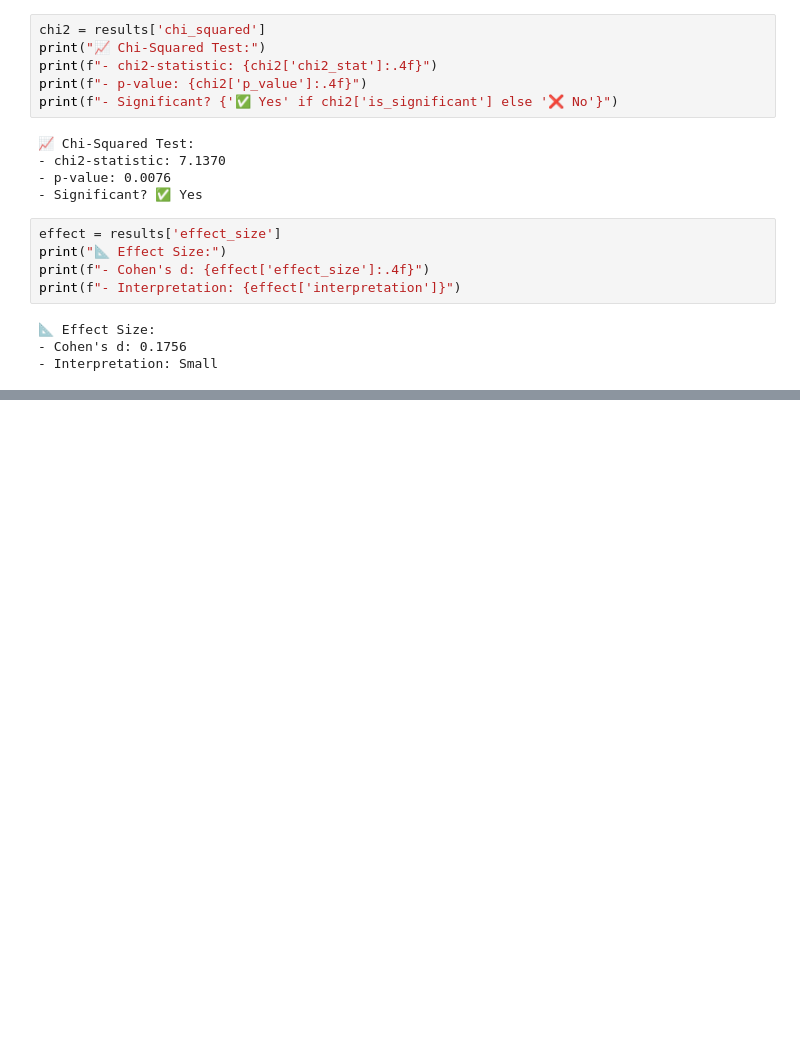
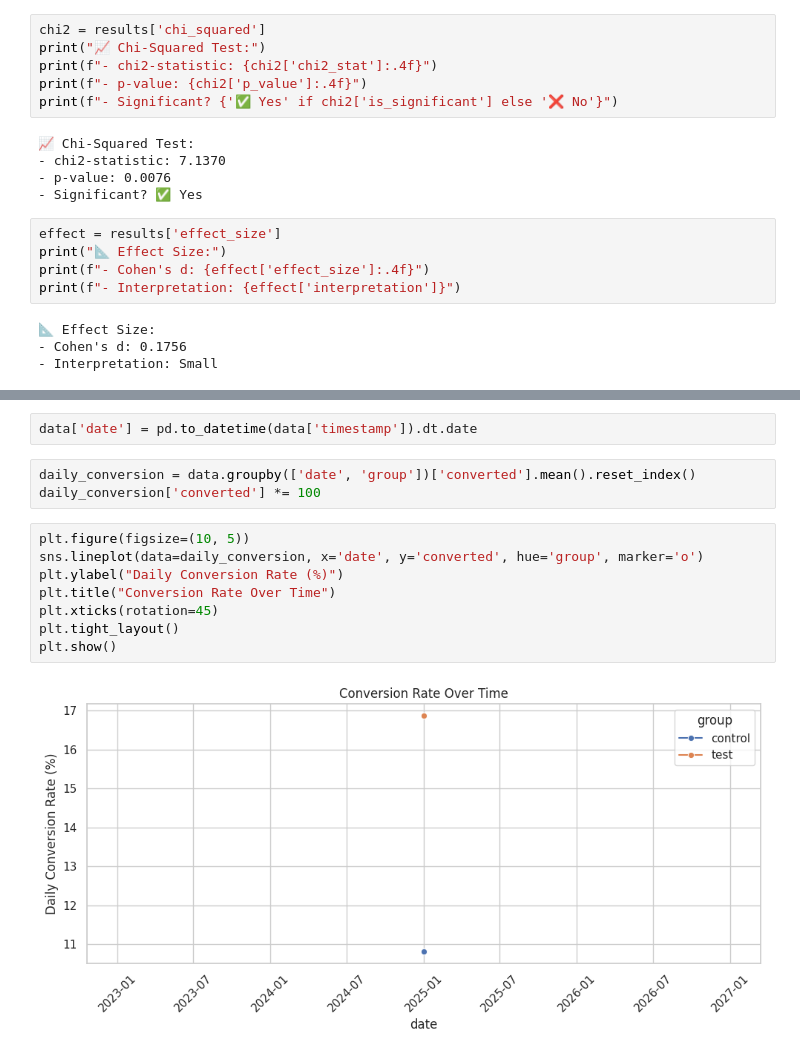
Before and after one commit to aliasgharmirhshai/A-B-Testing-Framework-for-Product-Feature-Optimization-, a Jupyter notebook: notebooks/main.ipynb, the cells around one changed output, grey strips where cells are left out. Cells and saved outputs as stored; diff of their text form; blank space fills up the shorter version.

```diff
--- a/notebooks/main.ipynb
+++ b/notebooks/main.ipynb
@@ -229,0 +135,15 @@ print(f"- Interpretation: {effect['interpretation']}")
+# %%
+data['date'] = pd.to_datetime(data['timestamp']).dt.date
+# %%
+daily_conversion = data.groupby(['date', 'group'])['converted'].mean().reset_index()
+daily_conversion['converted'] *= 100
+# %%
+plt.figure(figsize=(10, 5))
+sns.lineplot(data=daily_conversion, x='date', y='converted', hue='group', marker='o')
+plt.ylabel("Daily Conversion Rate (%)")
+plt.title("Conversion Rate Over Time")
+plt.xticks(rotation=45)
+plt.tight_layout()
+plt.show()
+# %% [output]
+[figure, added]
```
Also changed, not shown: parts of 22 cells of this notebook, 2 other files.
